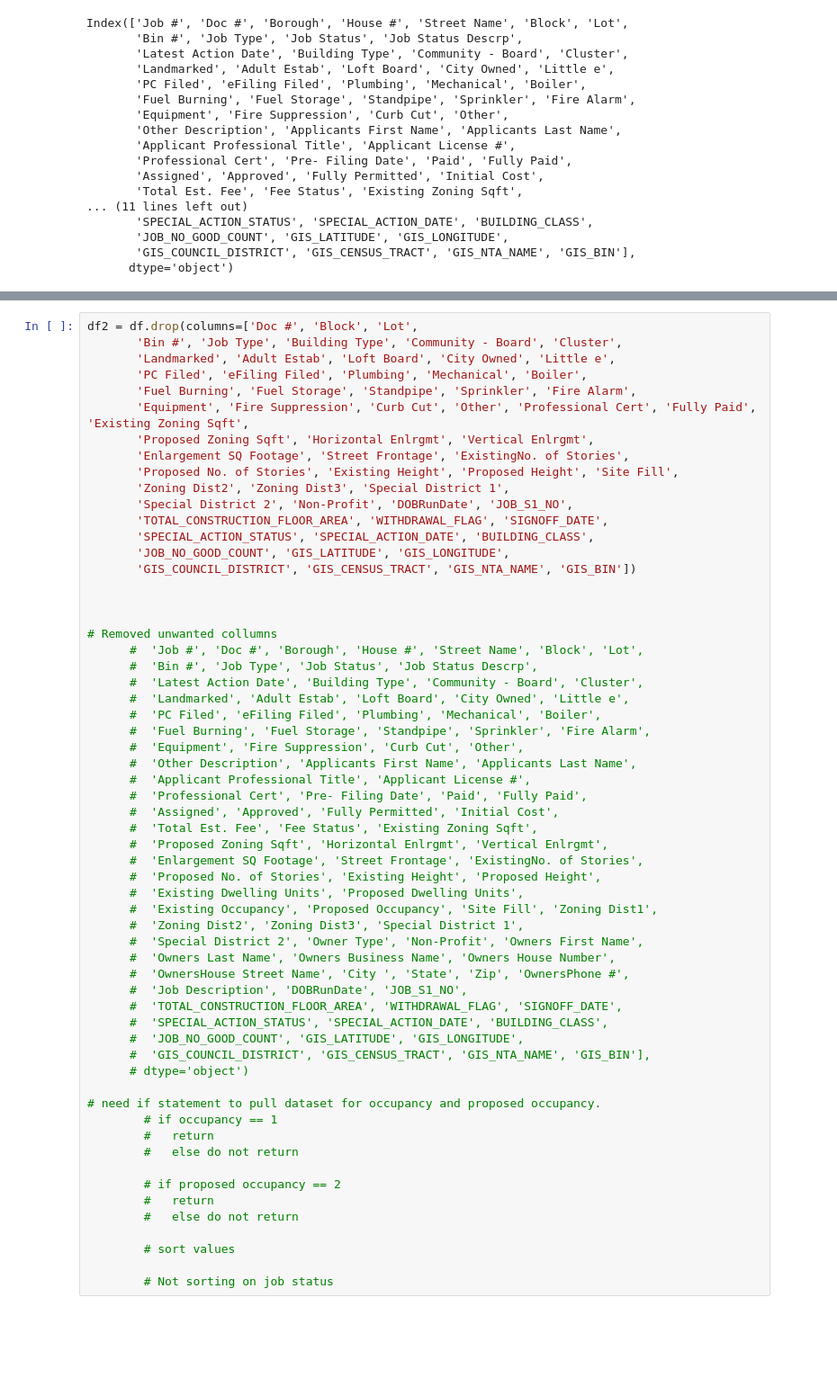
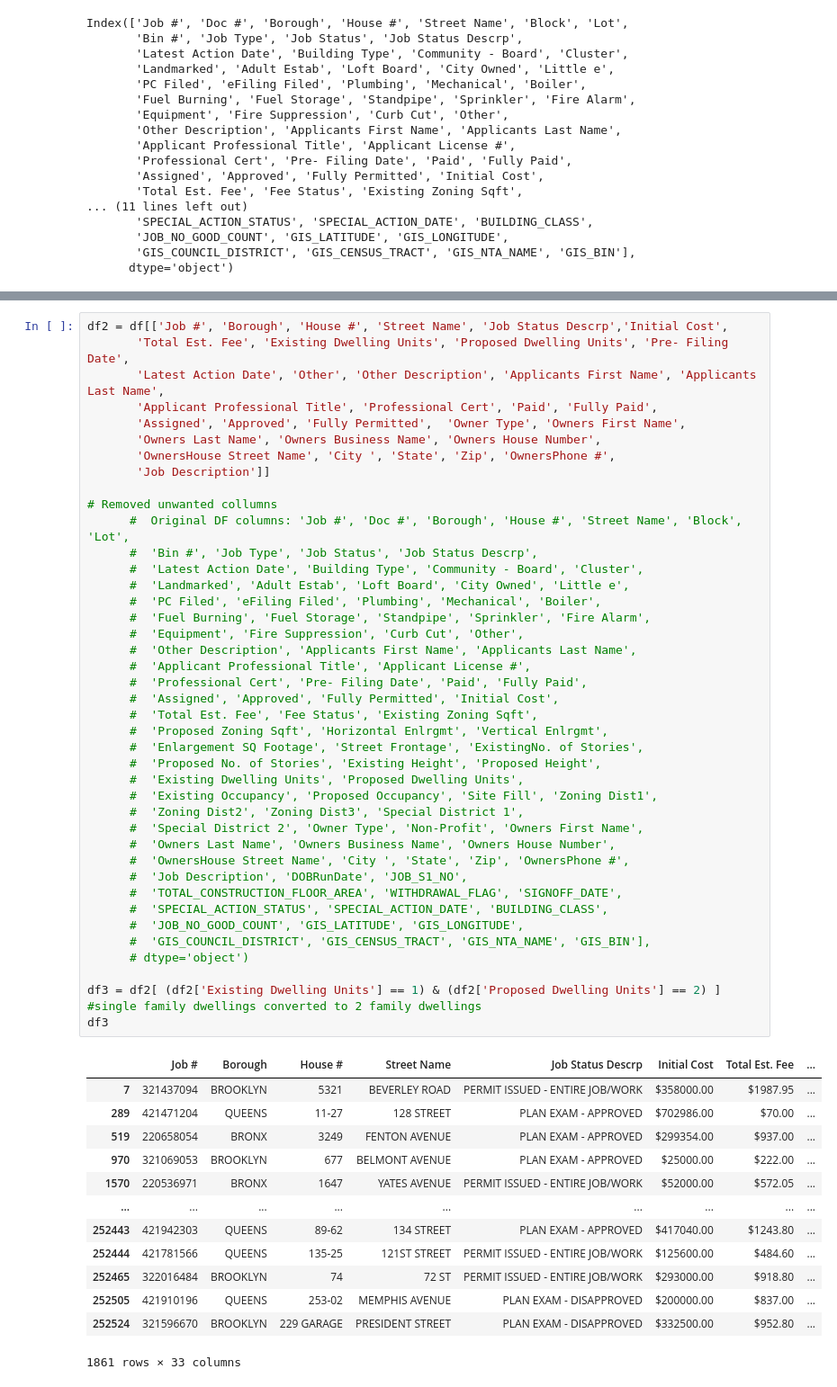
Before and after one commit to kcarty2/PYH225_Homework, a Jupyter notebook: Final_Project_DOB.ipynb, the cells around one changed output, grey strips where cells are left out. Shown at 90% size. Cells and saved outputs as stored; diff of their text form; blank space fills up the shorter version.

```diff
--- a/Final_Project_DOB.ipynb
+++ b/Final_Project_DOB.ipynb
@@ -78,60 +274,55 @@ The purpose of this research is to identify buildings that was converted from si
 # %%
-df2 = df.drop(columns=['Doc #', 'Block', 'Lot',
-       'Bin #', 'Job Type', 'Building Type', 'Community - Board', 'Cluster',
-       'Landmarked', 'Adult Estab', 'Loft Board', 'City Owned', 'Little e',
-       'PC Filed', 'eFiling Filed', 'Plumbing', 'Mechanical', 'Boiler',
-       'Fuel Burning', 'Fuel Storage', 'Standpipe', 'Sprinkler', 'Fire Alarm',
-       'Equipment', 'Fire Suppression', 'Curb Cut', 'Other', 'Professional Cert', 'Fully Paid', 'Existing Zoning Sqft',
-       'Proposed Zoning Sqft', 'Horizontal Enlrgmt', 'Vertical Enlrgmt',
-       'Enlargement SQ Footage', 'Street Frontage', 'ExistingNo. of Stories',
-       'Proposed No. of Stories', 'Existing Height', 'Proposed Height', 'Site Fill',
-       'Zoning Dist2', 'Zoning Dist3', 'Special District 1',
-       'Special District 2', 'Non-Profit', 'DOBRunDate', 'JOB_S1_NO',
-       'TOTAL_CONSTRUCTION_FLOOR_AREA', 'WITHDRAWAL_FLAG', 'SIGNOFF_DATE',
-       'SPECIAL_ACTION_STATUS', 'SPECIAL_ACTION_DATE', 'BUILDING_CLASS',
-       'JOB_NO_GOOD_COUNT', 'GIS_LATITUDE', 'GIS_LONGITUDE',
-       'GIS_COUNCIL_DISTRICT', 'GIS_CENSUS_TRACT', 'GIS_NTA_NAME', 'GIS_BIN'])
-
-
+df2 = df[['Job #', 'Borough', 'House #', 'Street Name', 'Job Status Descrp','Initial Cost',
+       'Total Est. Fee', 'Existing Dwelling Units', 'Proposed Dwelling Units', 'Pre- Filing Date',
+       'Latest Action Date', 'Other', 'Other Description', 'Applicants First Name', 'Applicants Last Name',
+       'Applicant Professional Title', 'Professional Cert', 'Paid', 'Fully Paid',
+       'Assigned', 'Approved', 'Fully Permitted',  'Owner Type', 'Owners First Name',
+       'Owners Last Name', 'Owners Business Name', 'Owners House Number',
+       'OwnersHouse Street Name', 'City ', 'State', 'Zip', 'OwnersPhone #',
+       'Job Description']]
 
 # Removed unwanted collumns
-      #  'Job #', 'Doc #', 'Borough', 'House #', 'Street Name', 'Block', 'Lot',
+      #  Original DF columns: 'Job #', 'Doc #', 'Borough', 'House #', 'Street Name', 'Block', 'Lot',
       #  'Bin #', 'Job Type', 'Job Status', 'Job Status Descrp',
       #  'Latest Action Date', 'Building Type', 'Community - Board', 'Cluster',
       #  'Landmarked', 'Adult Estab', 'Loft Board', 'City Owned', 'Little e',
       #  'PC Filed', 'eFiling Filed', 'Plumbing', 'Mechanical', 'Boiler',
       #  'Fuel Burning', 'Fuel Storage', 'Standpipe', 'Sprinkler', 'Fire Alarm',
       #  'Equipment', 'Fire Suppression', 'Curb Cut', 'Other',
       #  'Other Description', 'Applicants First Name', 'Applicants Last Name',
       #  'Applicant Professional Title', 'Applicant License #',
       #  'Professional Cert', 'Pre- Filing Date', 'Paid', 'Fully Paid',
       #  'Assigned', 'Approved', 'Fully Permitted', 'Initial Cost',
       #  'Total Est. Fee', 'Fee Status', 'Existing Zoning Sqft',
       #  'Proposed Zoning Sqft', 'Horizontal Enlrgmt', 'Vertical Enlrgmt',
       #  'Enlargement SQ Footage', 'Street Frontage', 'ExistingNo. of Stories',
       #  'Proposed No. of Stories', 'Existing Height', 'Proposed Height',
       #  'Existing Dwelling Units', 'Proposed Dwelling Units',
       #  'Existing Occupancy', 'Proposed Occupancy', 'Site Fill', 'Zoning Dist1',
       #  'Zoning Dist2', 'Zoning Dist3', 'Special District 1',
       #  'Special District 2', 'Owner Type', 'Non-Profit', 'Owners First Name',
       #  'Owners Last Name', 'Owners Business Name', 'Owners House Number',
       #  'OwnersHouse Street Name', 'City ', 'State', 'Zip', 'OwnersPhone #',
       #  'Job Description', 'DOBRunDate', 'JOB_S1_NO',
       #  'TOTAL_CONSTRUCTION_FLOOR_AREA', 'WITHDRAWAL_FLAG', 'SIGNOFF_DATE',
       #  'SPECIAL_ACTION_STATUS', 'SPECIAL_ACTION_DATE', 'BUILDING_CLASS',
       #  'JOB_NO_GOOD_COUNT', 'GIS_LATITUDE', 'GIS_LONGITUDE',
       #  'GIS_COUNCIL_DISTRICT', 'GIS_CENSUS_TRACT', 'GIS_NTA_NAME', 'GIS_BIN'],
       # dtype='object')
 
-# need if statement to pull dataset for occupancy and proposed occupancy.
-        # if occupancy == 1
-        #   return
-        #   else do not return
-
-        # if proposed occupancy == 2
-        #   return
-        #   else do not return
-
-        # sort values
-
-        # Not sorting on job status
+df3 = df2[ (df2['Existing Dwelling Units'] == 1) & (df2['Proposed Dwelling Units'] == 2) ] #single family dwellings converted to 2 family dwellings
+df3
+# %% [output]
+|  | Job # | Borough | House # | Street Name | Job Status Descrp | Initial Cost | Total Est. Fee | ... |
+| 7 | 321437094 | BROOKLYN | 5321 | BEVERLEY ROAD | PERMIT ISSUED - ENTIRE JOB/WORK | $358000.00 | $1987.95 | ... |
+| 289 | 421471204 | QUEENS | 11-27 | 128 STREET | PLAN EXAM - APPROVED | $702986.00 | $70.00 | ... |
+| 519 | 220658054 | BRONX | 3249 | FENTON AVENUE | PLAN EXAM - APPROVED | $299354.00 | $937.00 | ... |
+| 970 | 321069053 | BROOKLYN | 677 | BELMONT AVENUE | PLAN EXAM - APPROVED | $25000.00 | $222.00 | ... |
+| 1570 | 220536971 | BRONX | 1647 | YATES AVENUE | PERMIT ISSUED - ENTIRE JOB/WORK | $52000.00 | $572.05 | ... |
+| ... | ... | ... | ... | ... | ... | ... | ... | ... |
+| 252443 | 421942303 | QUEENS | 89-62 | 134 STREET | PLAN EXAM - APPROVED | $417040.00 | $1243.80 | ... |
+| 252444 | 421781566 | QUEENS | 135-25 | 121ST STREET | PERMIT ISSUED - ENTIRE JOB/WORK | $125600.00 | $484.60 | ... |
+| 252465 | 322016484 | BROOKLYN | 74 | 72 ST | PERMIT ISSUED - ENTIRE JOB/WORK | $293000.00 | $918.80 | ... |
+| 252505 | 421910196 | QUEENS | 253-02 | MEMPHIS AVENUE | PLAN EXAM - DISAPPROVED | $200000.00 | $837.00 | ... |
+| 252524 | 321596670 | BROOKLYN | 229 GARAGE | PRESIDENT STREET | PLAN EXAM - DISAPPROVED | $332500.00 | $952.80 | ... |
+1861 rows × 33 columns
```
Also changed, not shown: parts of 26 cells of this notebook.
